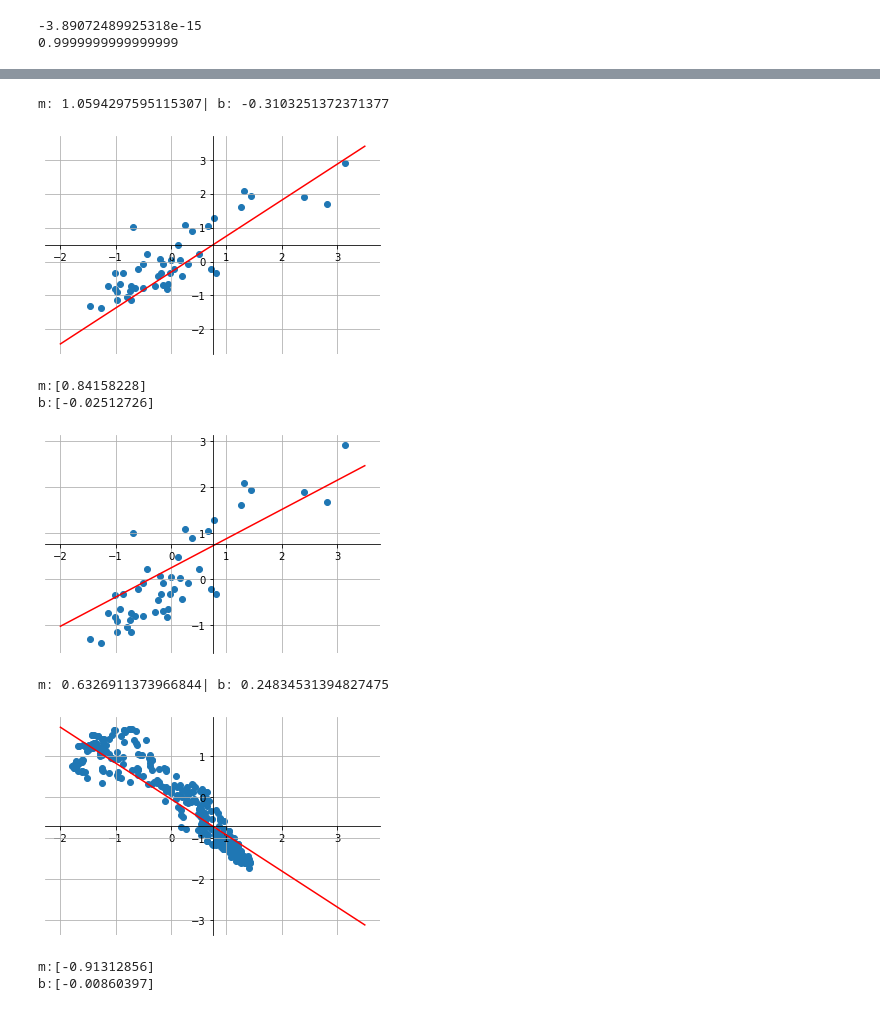
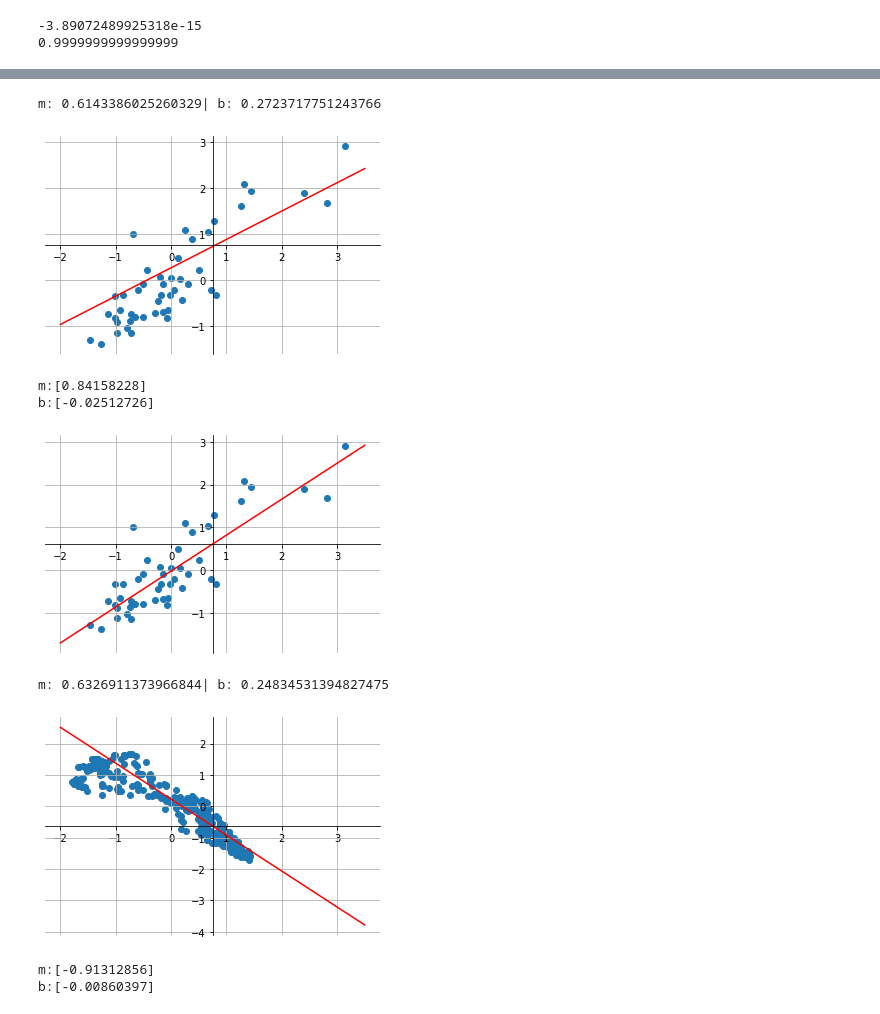
Before and after one commit to dantecarlo/Linear-Regression-with-Gradient-Descent, a Jupyter notebook: Regresión_Lineal_Gradiente_Descendiente.ipynb, the cells around one changed output, grey strips where cells are left out. Cells and saved outputs as stored; diff of their text form; code cells hidden in the pictures.

```diff
--- a/Regresión_Lineal_Gradiente_Descendiente.ipynb
+++ b/Regresión_Lineal_Gradiente_Descendiente.ipynb
@@ -165,7 +165,7 @@ petrol_Y_val = np.array([petrol_Y_val]).T
 # %%
 # Llamando a la regresion lineal
 learning_rate = 0.01
-iterations = 1500
+iterations = 3000
 print("Precio Viviendas")
 history_price, costs_train = lineal_regression_model(price_X_train, price_Y_train, learning_rate, iterations, 1)
 print("Temperatura Oceánica")
@@ -182,42 +182,41 @@ Consumo de Petroleo
 # %%
 # Grafica Datos price
 # print(history_price)
 m_price = history_price[-1][0].item(1)
 b_price = history_price[-1][0].item(0)
 
 print("m: " + str(m_price) + "| b: " + str(b_price))
 m_history_price = history_price[:,0]
 b_history_price = history_price[:,1]
 
 fig_price = plt.figure()
 ax_price = fig_price.add_subplot(1, 1, 1)
-x_price = np.linspace(-5,5,100).T
 ax_price.spines['left'].set_position('center')
 ax_price.spines['bottom'].set_position('center')
 ax_price.spines['right'].set_color('none')
 ax_price.spines['top'].set_color('none')
 ax_price.xaxis.set_ticks_position('bottom')
 ax_price.yaxis.set_ticks_position('left')
 plt.scatter(price_X, price_Y)
 x_price = np.arange(-2, 4, 0.5)
 y_price = m_price * x_price + b_price
 plt.plot(x_price, y_price, '-r')
 plt.grid()
 plt.show()
 # %% [output]
-m: 1.0594297595115307| b: -0.3103251372371377
+m: 0.6143386025260329| b: 0.2723717751243766
-[figure, old version]
+[figure, new version]
 # %%
 # Ecuacion Normal price
 X_1_price = np.array([np.ones(np.shape(price_X_train)[0]), price_X_train]).T
 B_price = np.linalg.inv(X_1_price.T @ X_1_price) @ X_1_price.T @ price_Y_train
-m_price = B[1]
-b_price = B[0]
-print("m:" +  str(B_price[1]))
-print("b:" +  str(B_price[0]))
+m_price = B_price[1]
+b_price = B_price[0]
+print("m:" +  str(m_price))
+print("b:" +  str(b_price))
 
-fig = plt.figure()
-ax_price = fig.add_subplot(1, 1, 1)
+fig_price = plt.figure()
+ax_price = fig_price.add_subplot(1, 1, 1)
 x_price = np.linspace(-5,5,100)
 ax_price.spines['left'].set_position('center')
 ax_price.spines['bottom'].set_position('center')
@@ -227,14 +226,14 @@ ax_price.xaxis.set_ticks_position('bottom')
 ax_price.yaxis.set_ticks_position('left')
 plt.scatter(price_X, price_Y)
 x_price = np.arange(-2, 4, 0.5)
-y_price = m * x + b
+y_price = m_price * x_price + b_price
 plt.plot(x_price, y_price, '-r')
 plt.grid()
 plt.show()
 # %% [output]
 m:[0.84158228]
 b:[-0.02512726]
-[figure, old version]
+[figure, new version]
 # %%
 # Grafica Datos ocean
 m_ocean = history_ocean[-1][0].item(1)
@@ -261,7 +260,7 @@ plt.grid()
 plt.show()
 # %% [output]
 m: 0.6326911373966844| b: 0.24834531394827475
-[figure, old version]
+[figure, new version]
 # %%
 # Ecuacion Normal ocean
 X_1_ocean = np.array([np.ones(np.shape(ocean_X_train)[0]), ocean_X_train]).T
```
Also changed, not shown: parts of 4 cells of this notebook.
